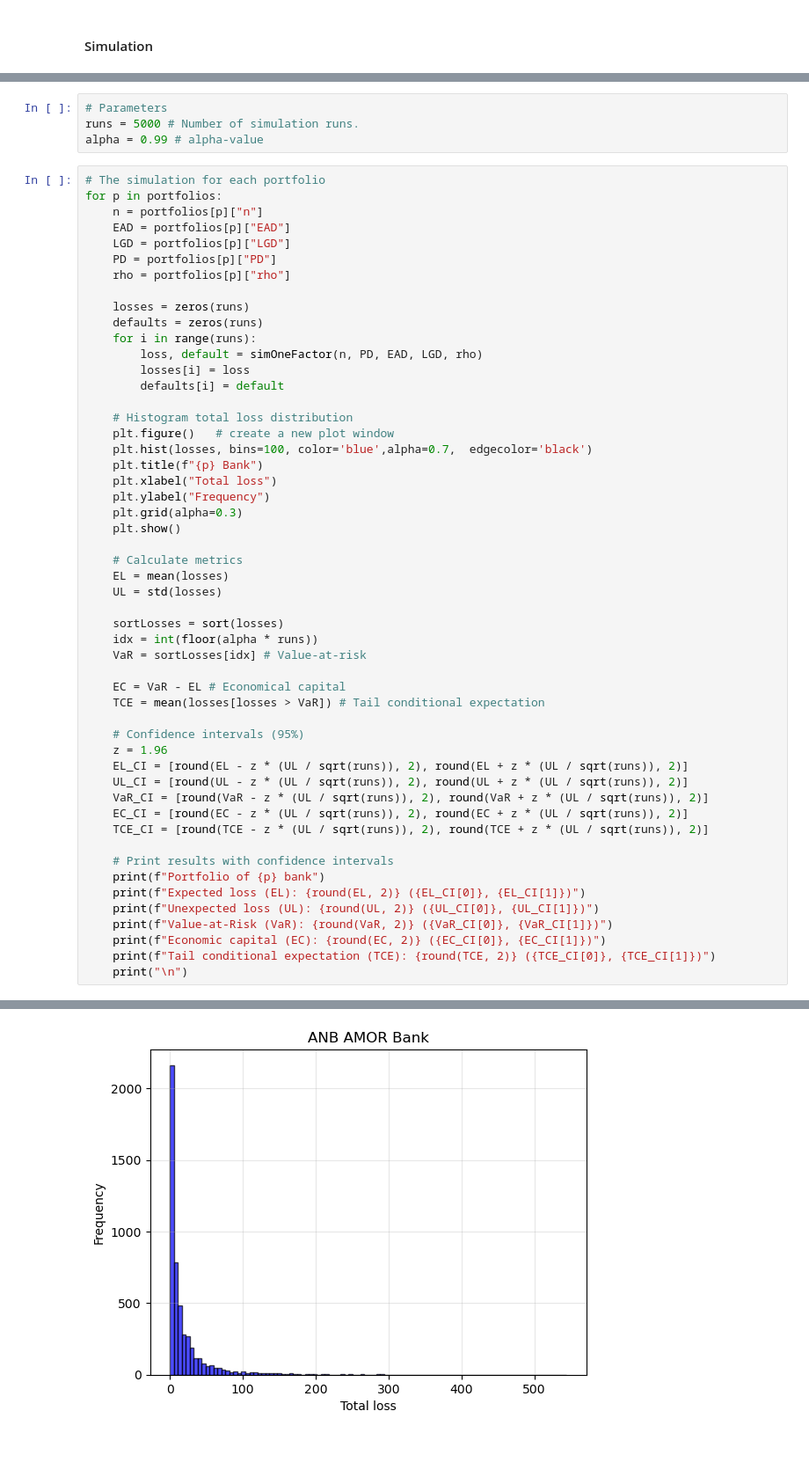
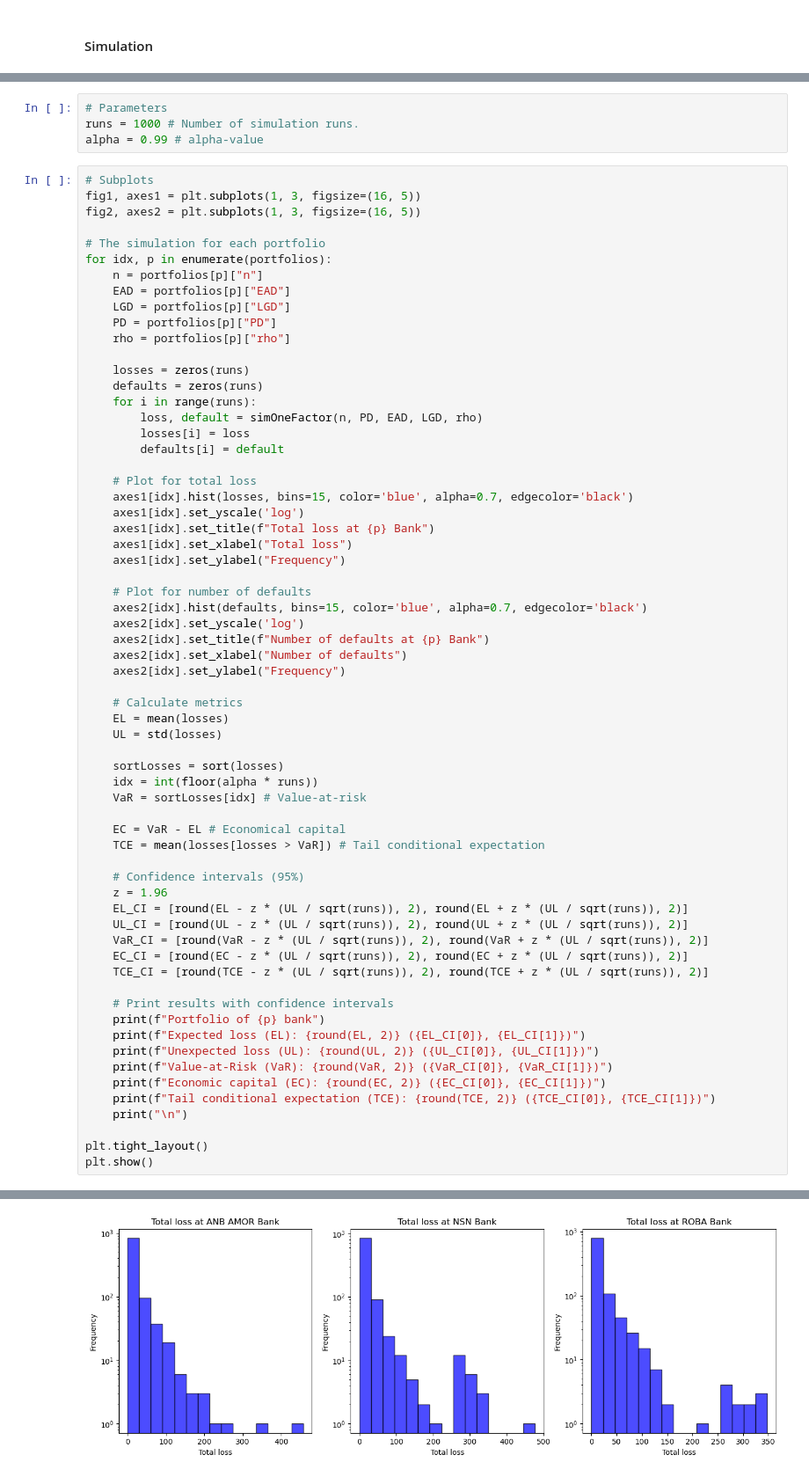
Before and after one commit to BobterSchegget/A2-Credit-Risk, a Jupyter notebook: Credit risk assignment 2.ipynb, the cells around one changed output, grey strips where cells are left out. Shown at 88% size. Cells and saved outputs as stored; diff of their text form; blank space fills up the shorter version.

```diff
--- a/Credit risk assignment 2.ipynb
+++ b/Credit risk assignment 2.ipynb
@@ -48,11 +48,15 @@ portfolios = {
 }
 # %%
 # Parameters
-runs = 5000 # Number of simulation runs.
+runs = 1000 # Number of simulation runs.
 alpha = 0.99 # alpha-value
 # %%
+# Subplots
+fig1, axes1 = plt.subplots(1, 3, figsize=(16, 5))
+fig2, axes2 = plt.subplots(1, 3, figsize=(16, 5))
+
 # The simulation for each portfolio
-for p in portfolios:
+for idx, p in enumerate(portfolios):
     n = portfolios[p]["n"]
     EAD = portfolios[p]["EAD"]
     LGD = portfolios[p]["LGD"]
@@ -66,14 +70,19 @@ for p in portfolios:
         losses[i] = loss
         defaults[i] = default
 
-    # Histogram total loss distribution
-    plt.figure()   # create a new plot window
-    plt.hist(losses, bins=100, color='blue',alpha=0.7,  edgecolor='black')
-    plt.title(f"{p} Bank")
-    plt.xlabel("Total loss")
-    plt.ylabel("Frequency")
-    plt.grid(alpha=0.3)
-    plt.show()
+    # Plot for total loss
+    axes1[idx].hist(losses, bins=15, color='blue', alpha=0.7, edgecolor='black')
+    axes1[idx].set_yscale('log')
+    axes1[idx].set_title(f"Total loss at {p} Bank")
+    axes1[idx].set_xlabel("Total loss")
+    axes1[idx].set_ylabel("Frequency")
+
+    # Plot for number of defaults
+    axes2[idx].hist(defaults, bins=15, color='blue', alpha=0.7, edgecolor='black')
+    axes2[idx].set_yscale('log')
+    axes2[idx].set_title(f"Number of defaults at {p} Bank")
+    axes2[idx].set_xlabel("Number of defaults")
+    axes2[idx].set_ylabel("Frequency")
 
     # Calculate metrics
     EL = mean(losses)
@@ -102,4 +111,7 @@ for p in portfolios:
     print(f"Economic capital (EC): {round(EC, 2)} ({EC_CI[0]}, {EC_CI[1]})")
     print(f"Tail conditional expectation (TCE): {round(TCE, 2)} ({TCE_CI[0]}, {TCE_CI[1]})")
     print("\n")
+
+plt.tight_layout()
+plt.show()
 # %% [output]
@@ -106 +135 @@ for p in portfolios:
-[figure, old version]
+[figure, new version]
```
Also changed, not shown: parts of 3 cells of this notebook.
